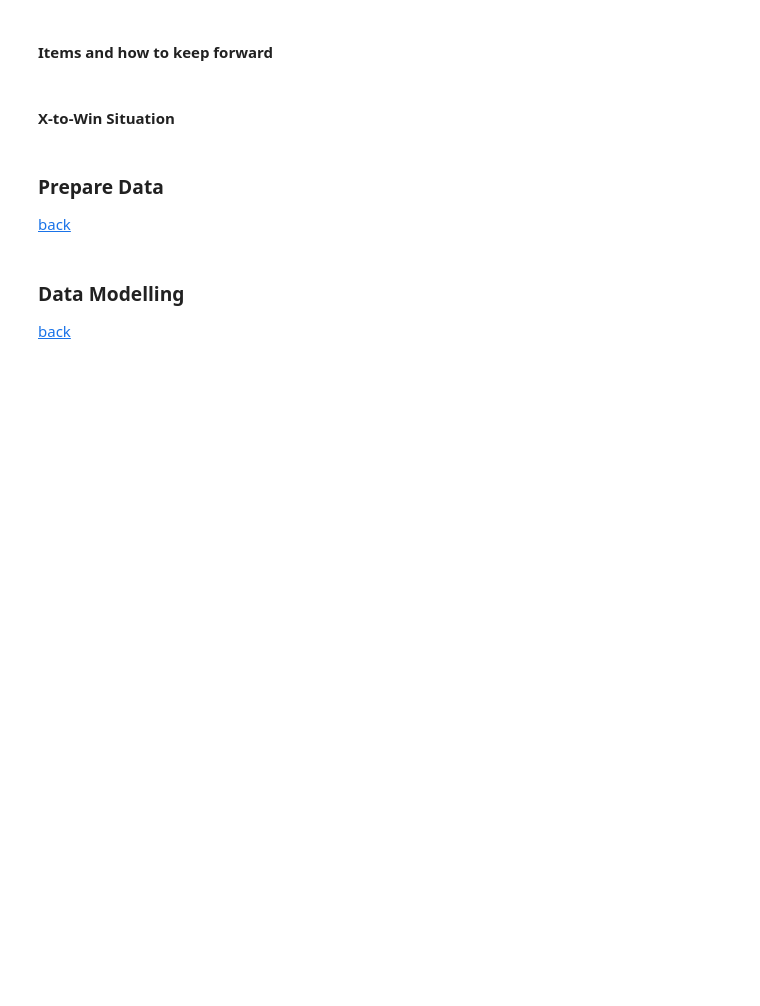
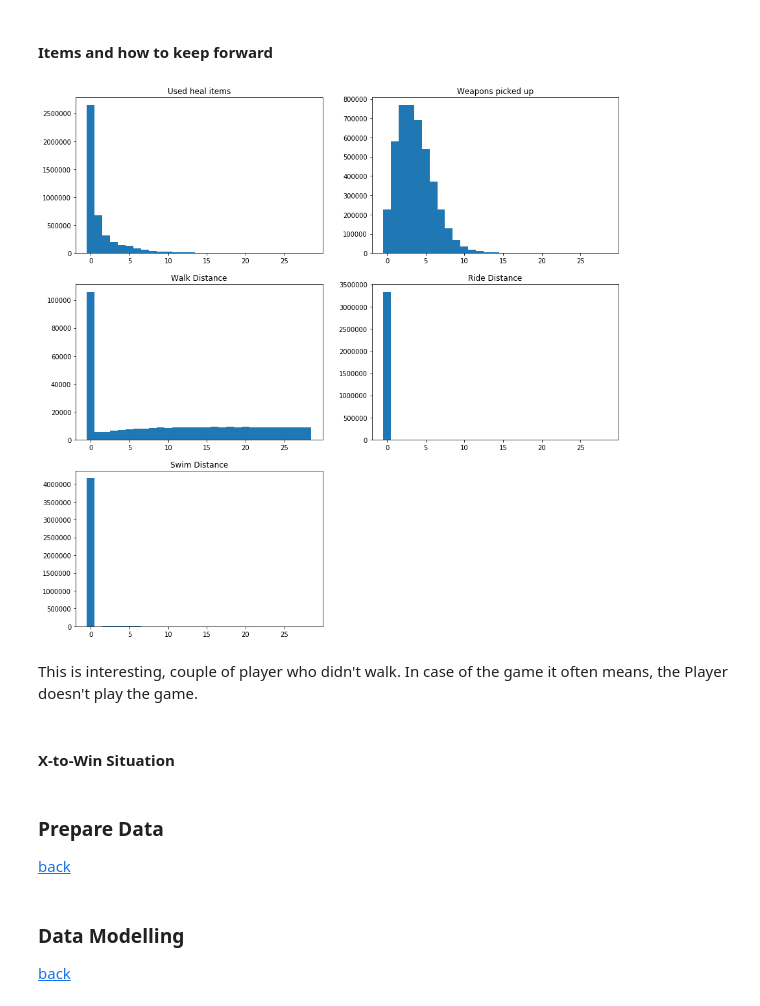
Before and after one commit to FelixKler/Write-a-Data-Science-Blog-Post, a Jupyter notebook: write_a_data_science_blog_post.ipynb, the cells around one changed output. Cells and saved outputs as stored; diff of their text form; code cells hidden in the pictures; blank space fills up the shorter version.

```diff
--- a/write_a_data_science_blog_post.ipynb
+++ b/write_a_data_science_blog_post.ipynb
@@ -184,34 +213,46 @@ plt.show()
 # %% [markdown]
 #### Items and how to keep forward
 # %%
-
+fig3, axs3 = plt.subplots(3, 2, figsize=(15,15))
 
 #heal items used
-axs[0,1].hist(train.heals,
+axs3[0,0].hist(train.heals,
               bins=range(0, 30),
               align='left')
-axs[0,1].set_title('Used heal items')
+axs3[0,0].set_title('Used heal items')
 
-weaponsAcquired
+#Number of weapons picked up
+axs3[0,1].hist(train.weaponsAcquired,
+              bins=range(0, 30),
+              align='left')
+axs3[0,1].set_title('Weapons picked up')
 
 
 #walking
-axs[0,1].hist(train.walkDistance,
+axs3[1,0].hist(train.walkDistance,
               bins=range(0, 30),
               align='left')
-axs[0,1].set_title('Walk Distance')
+axs3[1,0].set_title('Walk Distance')
 
 #riding
-axs[0,1].hist(train.rideDistance,
+axs3[1,1].hist(train.rideDistance,
               bins=range(0, 30),
               align='left')
-axs[0,1].set_title('Ride Distance')
+axs3[1,1].set_title('Ride Distance')
 
 #swimming
-axs[0,1].hist(train.swimDistance,
+axs3[2,0].hist(train.swimDistance,
               bins=range(0, 30),
               align='left')
-axs[0,1].set_title('Swim Distance')
+axs3[2,0].set_title('Swim Distance')
+
+axs3[2,1].remove()
+
+plt.show()
+# %% [output]
+[figure, added]
+# %% [markdown]
+This is interesting, couple of player who didn't walk. In case of the game it often means, the Player doesn't play the game.
 # %% [markdown]
 #### X-to-Win Situation
 # %% [markdown]
```
Also changed, not shown: parts of 9 cells of this notebook.
